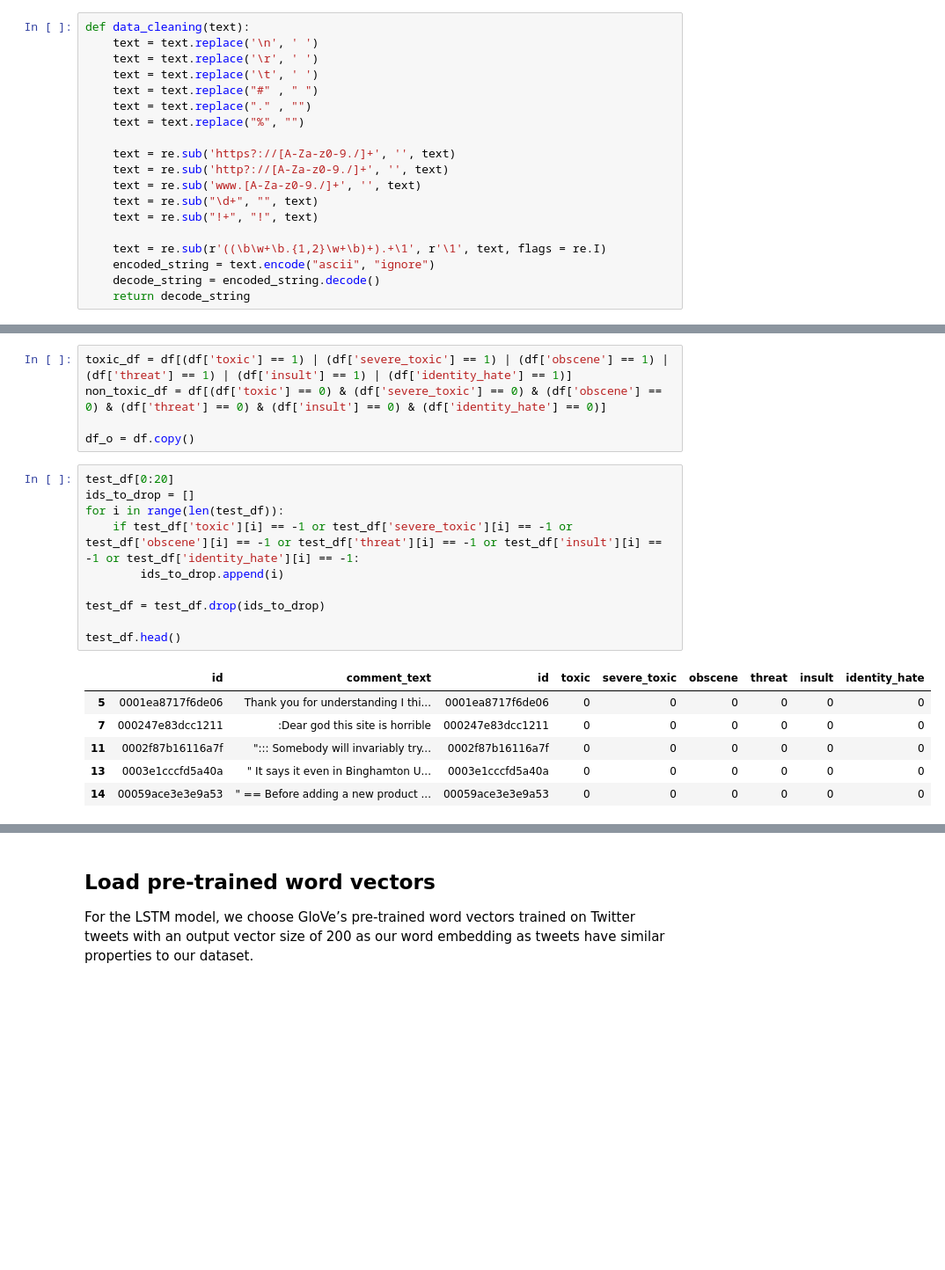
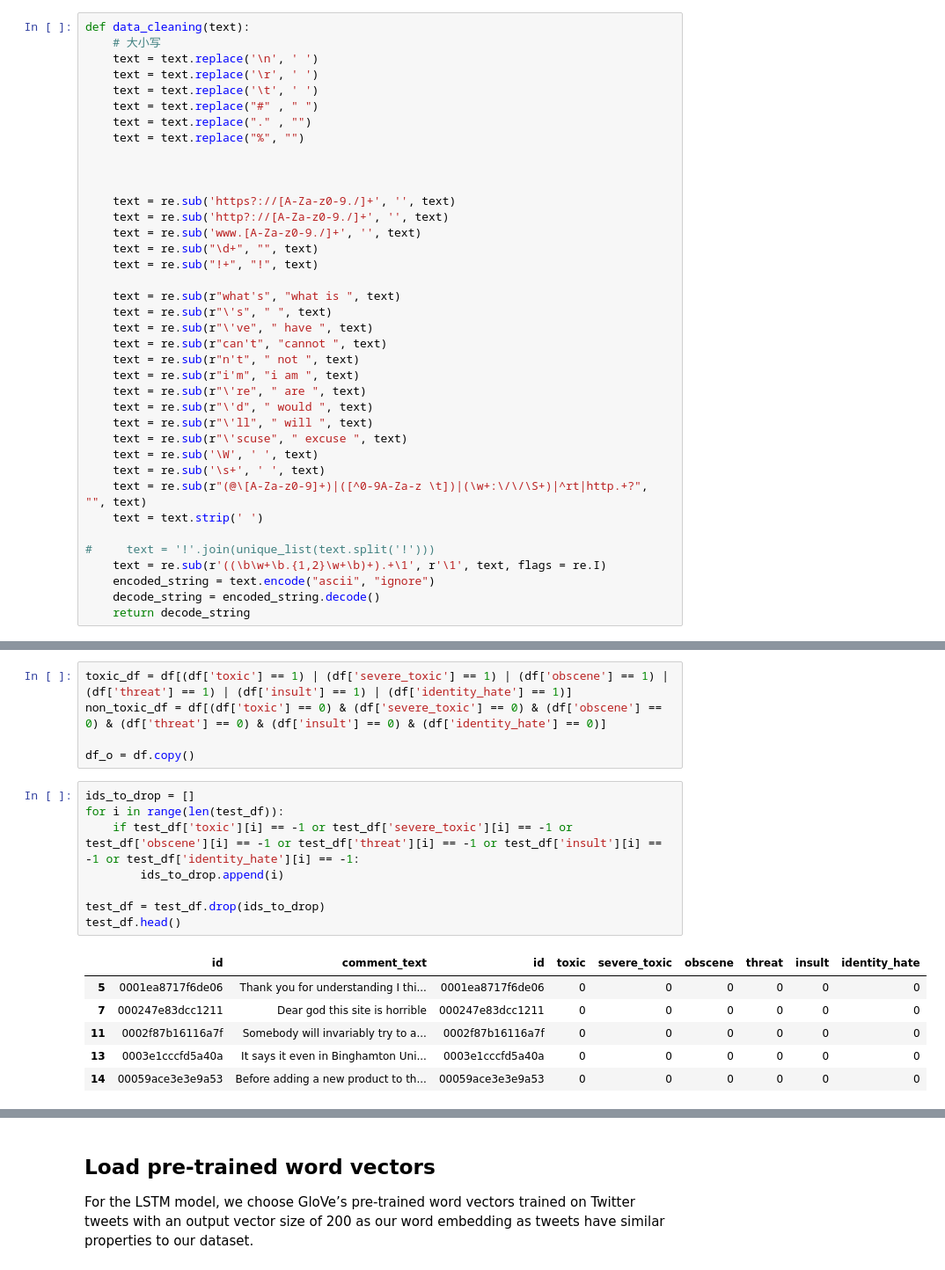
Before and after one commit to kanyeishere/toxic-comment-classification, a Jupyter notebook: glove_bi-lstm.ipynb, the cells around one changed output, grey strips where cells are left out. Shown at 88% size. Drawn from its saved outputs; the diff is of its cells as text; blank space fills up the shorter version.

```diff
--- a/glove_bi-lstm.ipynb
+++ b/glove_bi-lstm.ipynb
@@ -30,6 +30,7 @@ Convert both data set to only have one label.
 Drop rows in test set which has '-1' value.
 # %%
 def data_cleaning(text):
+    # 大小写
     text = text.replace('\n', ' ')
     text = text.replace('\r', ' ')
     text = text.replace('\t', ' ')
@@ -37,12 +38,30 @@ def data_cleaning(text):
     text = text.replace("." , "")
     text = text.replace("%", "")
 
+
+
     text = re.sub('https?://[A-Za-z0-9./]+', '', text)
     text = re.sub('http?://[A-Za-z0-9./]+', '', text)
     text = re.sub('www.[A-Za-z0-9./]+', '', text)
     text = re.sub("\d+", "", text)
     text = re.sub("!+", "!", text)
 
+    text = re.sub(r"what's", "what is ", text)
+    text = re.sub(r"\'s", " ", text)
+    text = re.sub(r"\'ve", " have ", text)
+    text = re.sub(r"can't", "cannot ", text)
+    text = re.sub(r"n't", " not ", text)
+    text = re.sub(r"i'm", "i am ", text)
+    text = re.sub(r"\'re", " are ", text)
+    text = re.sub(r"\'d", " would ", text)
+    text = re.sub(r"\'ll", " will ", text)
+    text = re.sub(r"\'scuse", " excuse ", text)
+    text = re.sub('\W', ' ', text)
+    text = re.sub('\s+', ' ', text)
+    text = re.sub(r"(@\[A-Za-z0-9]+)|([^0-9A-Za-z \t])|(\w+:\/\/\S+)|^rt|http.+?", "", text)
+    text = text.strip(' ')
+
+#     text = '!'.join(unique_list(text.split('!')))
     text = re.sub(r'((\b\w+\b.{1,2}\w+\b)+).+\1', r'\1', text, flags = re.I)
     encoded_string = text.encode("ascii", "ignore")
     decode_string = encoded_string.decode()
@@ -68,19 +87,17 @@ non_toxic_df = df[(df['toxic'] == 0) & (df['severe_toxic'] == 0) & (df['obscene'
 
 df_o = df.copy()
 # %%
-test_df[0:20]
 ids_to_drop = []
 for i in range(len(test_df)):
     if test_df['toxic'][i] == -1 or test_df['severe_toxic'][i] == -1 or test_df['obscene'][i] == -1 or test_df['threat'][i] == -1 or test_df['insult'][i] == -1 or test_df['identity_hate'][i] == -1:
         ids_to_drop.append(i)
 
 test_df = test_df.drop(ids_to_drop)
-
 test_df.head()
 # %% [output]
 |  | id | comment_text | id | toxic | severe_toxic | obscene | threat | insult | identity_hate |
 | 5 | 0001ea8717f6de06 | Thank you for understanding I thi... | 0001ea8717f6de06 | 0 | 0 | 0 | 0 | 0 | 0 |
-| 7 | 000247e83dcc1211 | :Dear god this site is horrible | 000247e83dcc1211 | 0 | 0 | 0 | 0 | 0 | 0 |
-| 11 | 0002f87b16116a7f | "::: Somebody will invariably try... | 0002f87b16116a7f | 0 | 0 | 0 | 0 | 0 | 0 |
-| 13 | 0003e1cccfd5a40a | " It says it even in Binghamton U... | 0003e1cccfd5a40a | 0 | 0 | 0 | 0 | 0 | 0 |
-| 14 | 00059ace3e3e9a53 | " == Before adding a new product ... | 00059ace3e3e9a53 | 0 | 0 | 0 | 0 | 0 | 0 |
+| 7 | 000247e83dcc1211 | Dear god this site is horrible | 000247e83dcc1211 | 0 | 0 | 0 | 0 | 0 | 0 |
+| 11 | 0002f87b16116a7f | Somebody will invariably try to a... | 0002f87b16116a7f | 0 | 0 | 0 | 0 | 0 | 0 |
+| 13 | 0003e1cccfd5a40a | It says it even in Binghamton Uni... | 0003e1cccfd5a40a | 0 | 0 | 0 | 0 | 0 | 0 |
+| 14 | 00059ace3e3e9a53 | Before adding a new product to th... | 00059ace3e3e9a53 | 0 | 0 | 0 | 0 | 0 | 0 |
```
Also changed, not shown: parts of 4 cells of this notebook, 4 other files.
